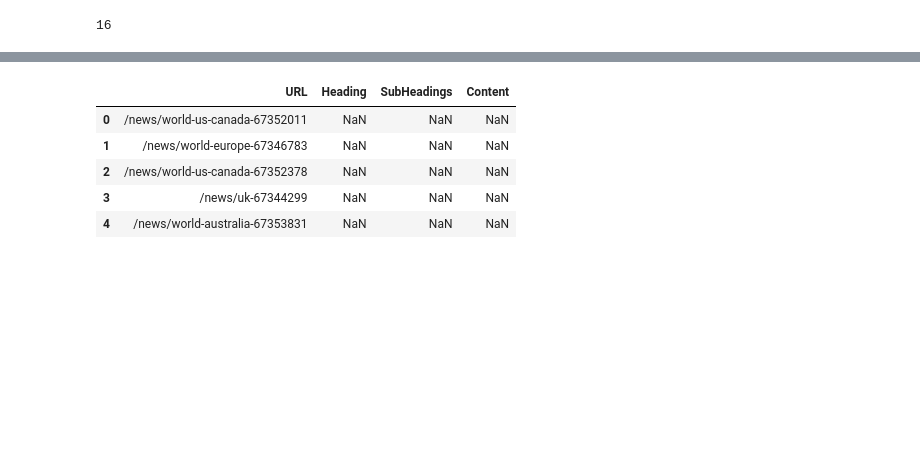
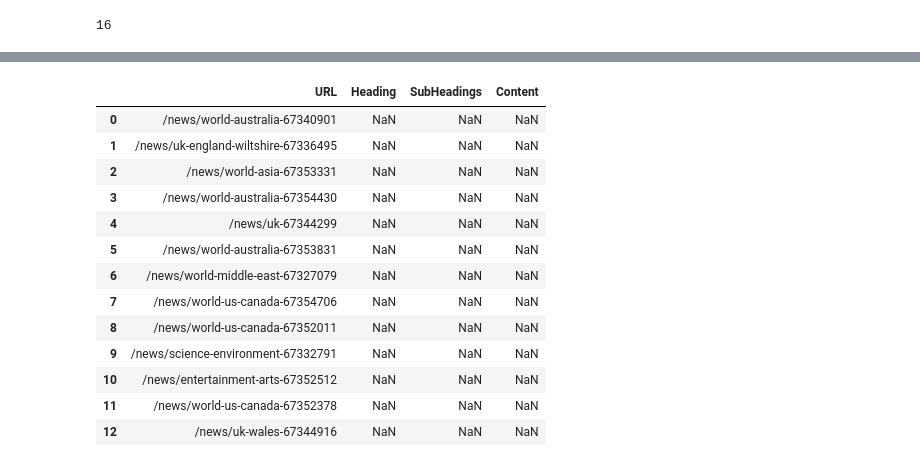
Before and after one commit to jlang62/nlp-training, a Jupyter notebook: NLP/Scraping/WebScraping.ipynb, the cells around one changed output, grey strips where cells are left out. Drawn from its saved outputs; the diff is of its cells as text; code cells hidden in the pictures; blank space fills up the shorter version.

```diff
--- a/NLP/Scraping/WebScraping.ipynb
+++ b/NLP/Scraping/WebScraping.ipynb
@@ -71,14 +71,25 @@ links
-# %%
-# assign the links to the dataframe
-df['URL'] = links
-df.head()
-# %% [output]
-|  | URL | Heading | SubHeadings | Content |
-| 0 | /news/world-us-canada-67352011 | NaN | NaN | NaN |
-| 1 | /news/world-europe-67346783 | NaN | NaN | NaN |
-| 2 | /news/world-us-canada-67352378 | NaN | NaN | NaN |
-| 3 | /news/uk-67344299 | NaN | NaN | NaN |
-| 4 | /news/world-australia-67353831 | NaN | NaN | NaN |
+# %%
+# assign the links to the dataframe
+new_links = [link for link in links if not df['URL'].isin([link]).any()]
+if new_links:
+    new_df = pd.DataFrame({'URL': new_links})
+    df = pd.concat([df, new_df], ignore_index=True)
+df
+# %% [output]
+|  | URL | Heading | SubHeadings | Content |
+| 0 | /news/world-australia-67340901 | NaN | NaN | NaN |
+| 1 | /news/uk-england-wiltshire-67336495 | NaN | NaN | NaN |
+| 2 | /news/world-asia-67353331 | NaN | NaN | NaN |
+| 3 | /news/world-australia-67354430 | NaN | NaN | NaN |
+| 4 | /news/uk-67344299 | NaN | NaN | NaN |
+| 5 | /news/world-australia-67353831 | NaN | NaN | NaN |
+| 6 | /news/world-middle-east-67327079 | NaN | NaN | NaN |
+| 7 | /news/world-us-canada-67354706 | NaN | NaN | NaN |
+| 8 | /news/world-us-canada-67352011 | NaN | NaN | NaN |
+| 9 | /news/science-environment-67332791 | NaN | NaN | NaN |
+| 10 | /news/entertainment-arts-67352512 | NaN | NaN | NaN |
+| 11 | /news/world-us-canada-67352378 | NaN | NaN | NaN |
+| 12 | /news/uk-wales-67344916 | NaN | NaN | NaN |
 # %%
 MAIN_URL = 'https://www.bbc.com'
 # %%
```
Also changed, not shown: parts of 7 cells of this notebook, 1 other file.
